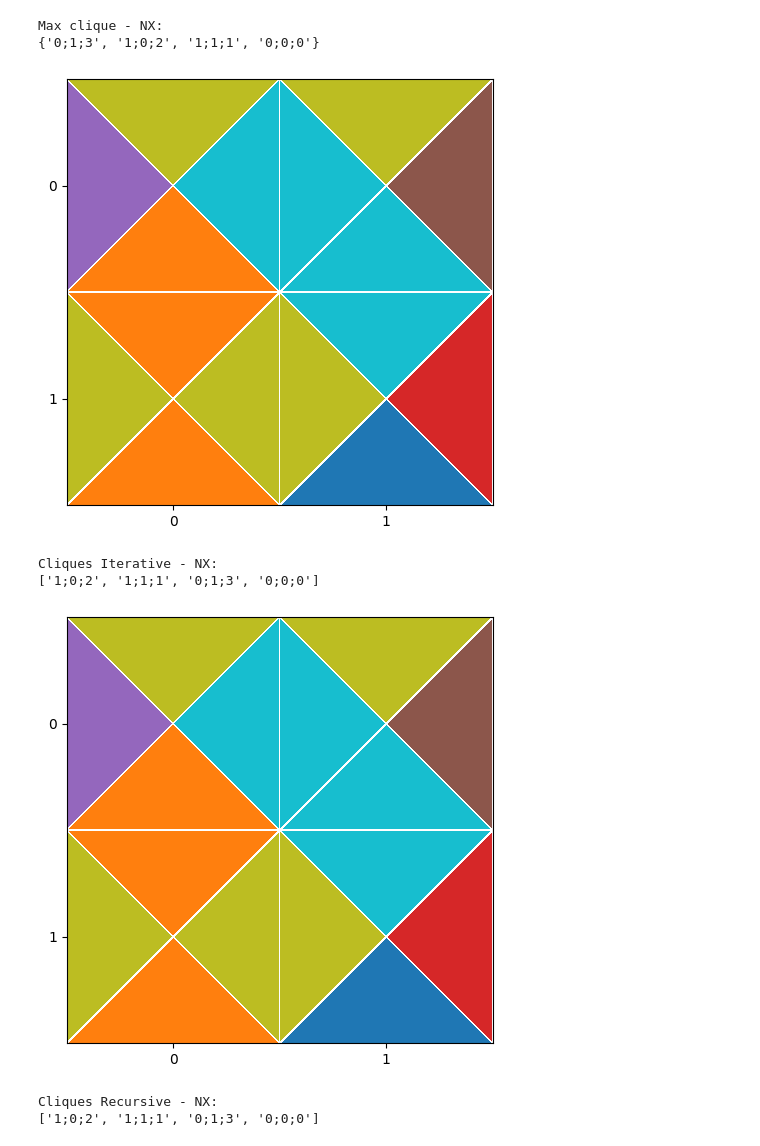
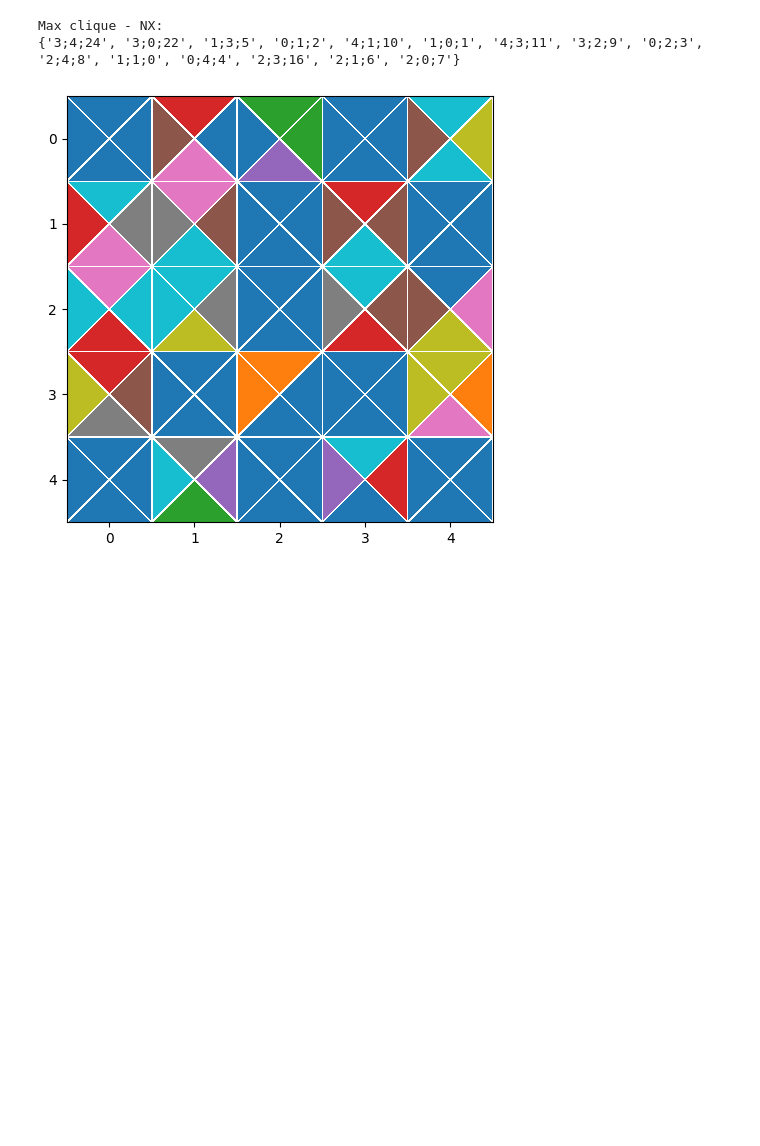
Before and after one commit to Waterboy1602/Masterproef-Code, a Jupyter notebook: TetraVex_Solver.ipynb, the cells around one changed output. Drawn from its saved outputs; the diff is of its cells as text; code cells hidden in the pictures; blank space fills up the shorter version.

```diff
--- a/TetraVex_Solver.ipynb
+++ b/TetraVex_Solver.ipynb
@@ -7,6 +7,8 @@ import networkx as nx
 import matplotlib.pyplot as plt
 from matplotlib.tri import Triangulation
 import numpy as np
+# %%
+sizeBoard = 5
 # %%
 # Get the values & pieces from the TetraVex game
 # Values are for visualization
@@ -71,8 +73,7 @@ def visualizeBoard(values, sizeBoard):
     plt.show()
 # %%
 # Solution
-sizeBoard = 2
-file = open("./dataFiles/TetraVex_2x2_Solution.txt", "r")
+file = open("./dataFiles/TetraVex_" + str(sizeBoard) + "x"  + str(sizeBoard) + "_Solution.txt", "r")
 values, pieces = getValuesAndPieces(file)
 visualizeBoard(values, sizeBoard)
 # %% [output]
@@ -82,7 +83,6 @@ pieces: {0: [8, 9, 1, 4], 1: [8, 5, 9, 9], 2: [1, 8, 1, 8], 3: [9, 3, 0, 8]}
 # %%
 # Start board
-sizeBoard = 2
-file = open("./dataFiles/TetraVex_2x2.txt", "r")
+file = open("./dataFiles/TetraVex_" + str(sizeBoard) + "x"  + str(sizeBoard) + ".txt", "r")
 values, pieces = getValuesAndPieces(file)
 visualizeBoard(values, sizeBoard)
 # %% [output]
@@ -124,8 +124,9 @@ for piece1, colors1 in pieces.items():
                             and colors1[1] != colors2[3]:
                                 graph[node1].remove(node2)
 
-for node, edges in graph.items():
-    print(str(node) + ": " + str(edges))
+# for node, edges in graph.items():
+#     print(str(node) + ": " + str(edges))
+
 G = nx.Graph()
 for node, edges in graph.items():
     for edge in edges:
@@ -134,4 +135,6 @@ for node, edges in graph.items():
         G.add_edge(nodeStr, edgeStr)
 nx.draw(G, with_labels = True)
 plt.show()
+
+print("Graph: " + str(G.number_of_nodes()) + " nodes, " + str(G.number_of_edges()) + " edges")
 # %% [output]
@@ -210,50 +192,45 @@ def visualizeSolution(max_clique_solution):
 # %%
 # TRAAG
 # nodes = set(G.nodes())
 # current_clique = set()
 # max_clique_algo = set()
 # maxCliqueAlgo(graph, nodes, current_clique, max_clique_algo)
 # print("Max clique - Algo: ")
 # print(max_clique_algo)
 # print()
 # visualizeSolution(max_clique_algo)
 
 # Networkx - Max Clique - Vaak niet juist antwoord
 nx_max_clique = nx.approximation.max_clique(G)
 print("Max clique - NX: ")
 print(nx_max_clique)
 visualizeSolution(nx_max_clique)
 
 
-# Networkx - All Cliques Iterative
-res = nx.find_cliques(G)
-cliques = [item for item in res]
-cliques = sorted(cliques, key=lambda item: -len(item))
-print("Cliques Iterative - NX: ")
-for item in cliques:
-    if(len(item) == sizeBoard*sizeBoard):
-        print(item)
-        visualizeSolution(item)
-        break
+# # Networkx - All Cliques Iterative
+# res = nx.find_cliques(G)
+# cliques = [item for item in res]
+# cliques = sorted(cliques, key=lambda item: -len(item))
+# print("Cliques Iterative - NX: ")
+# for item in cliques:
+#     if(len(item) == sizeBoard*sizeBoard):
+#         print(item)
+#         visualizeSolution(item)
+#         break
 
-print()
+# print()
 
-# Networkx - All Cliques Recursive
-res = nx.find_cliques_recursive(G)
-cliques = [item for item in res]
-cliques = sorted(cliques, key=lambda item: -len(item))
-print("Cliques Recursive - NX: ")
-for item in cliques:
-    if(len(item) == sizeBoard*sizeBoard):
-        print(item)
-        visualizeSolution(item)
-        break
+# # Networkx - All Cliques Recursive
+# res = nx.find_cliques_recursive(G)
+# cliques = [item for item in res]
+# cliques = sorted(cliques, key=lambda item: -len(item))
+# print("Cliques Recursive - NX: ")
+# for item in cliques:
+#     if(len(item) == sizeBoard*sizeBoard):
+#         print(item)
+#         visualizeSolution(item)
+#         break
 # %% [output]
 Max clique - NX:
-{'0;1;3', '1;0;2', '1;1;1', '0;0;0'}
+{'3;4;24', '3;0;22', '1;3;5', '0;1;2', '4;1;10', '1;0;1', '4;3;11', '3;2;9', '0;2;3', '2;4;8', '1;1;0', '0;4;4', '2;3;16', '2;1;6', '2;0;7'}
-[figure, old version]
+[figure, new version]
-Cliques Iterative - NX:
-['1;0;2', '1;1;1', '0;1;3', '0;0;0']
-[figure, removed]
-Cliques Recursive - NX:
-['1;0;2', '1;1;1', '0;1;3', '0;0;0']
```
Also changed, not shown: parts of 5 cells of this notebook, 3 other files.
